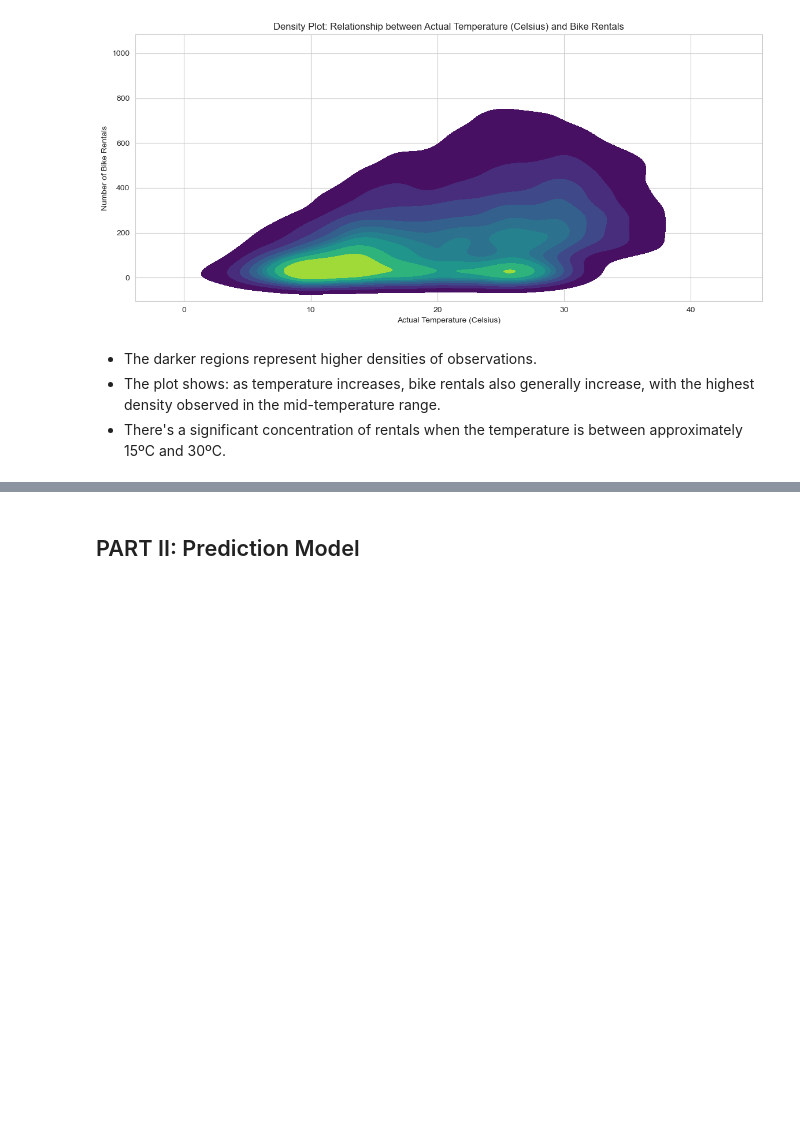
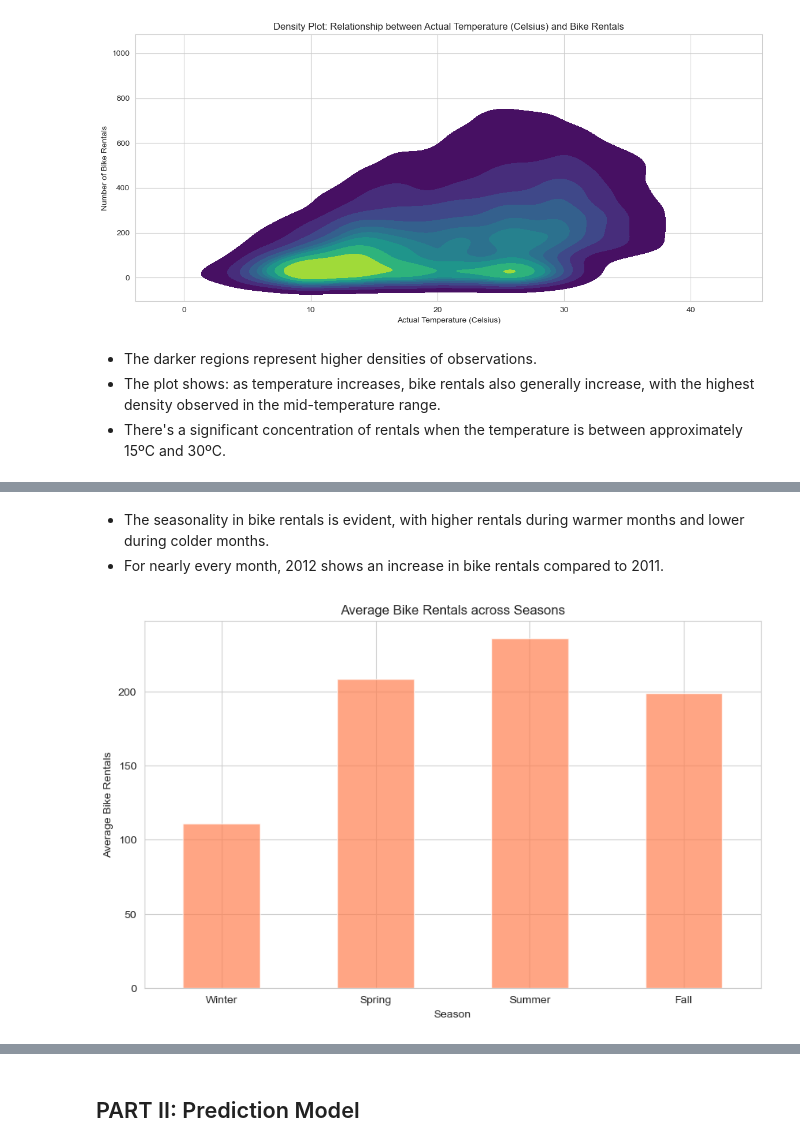
Before and after one commit to gor2000/PYTHON_II_GP, a Jupyter notebook: Group5_Notebook_Assignment2.ipynb, the cells around one changed output, grey strips where cells are left out. Cells and saved outputs as stored; diff of their text form; code cells hidden in the pictures; blank space fills up the shorter version.

```diff
--- a/Group5_Notebook_Assignment2.ipynb
+++ b/Group5_Notebook_Assignment2.ipynb
@@ -150,0 +181,16 @@ del df['actual_temp']
+# %% [markdown]
+* The seasonality in bike rentals is evident, with higher rentals during warmer months and lower during colder months.
+* For nearly every month, 2012 shows an increase in bike rentals compared to 2011.
+# %%
+seasonal_trends = aux_data.groupby('season')['cnt'].mean()
+
+seasons = ['Winter', 'Spring', 'Summer', 'Fall']
+plt.figure(figsize=(10, 6))
+seasonal_trends.plot(kind='bar', color='coral', alpha=0.7)
+plt.title('Average Bike Rentals across Seasons')
+plt.xlabel('Season')
+plt.ylabel('Average Bike Rentals')
+plt.xticks(ticks=range(4), labels=seasons, rotation=0)
+plt.show()
+# %% [output]
+[figure, added]
```
Also changed, not shown: parts of 36 cells of this notebook, 1 other file.
